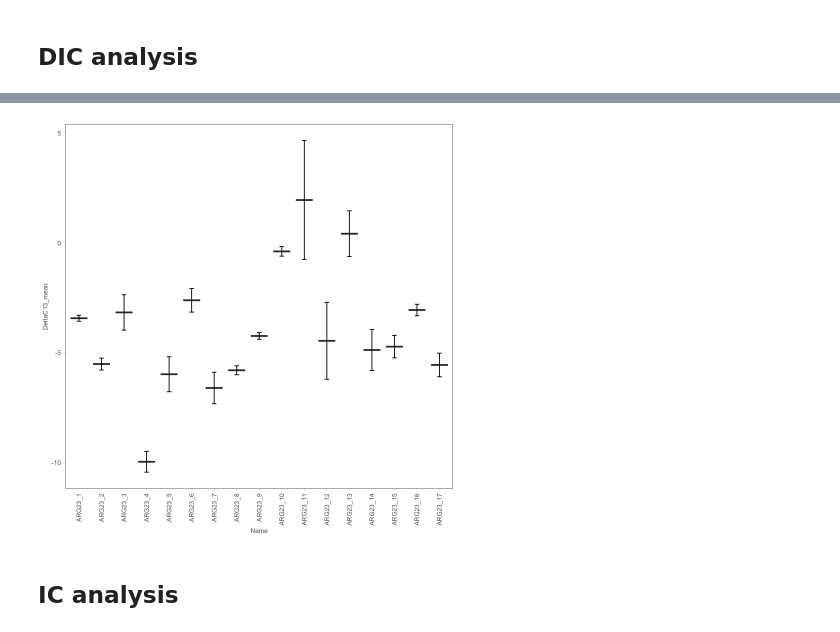
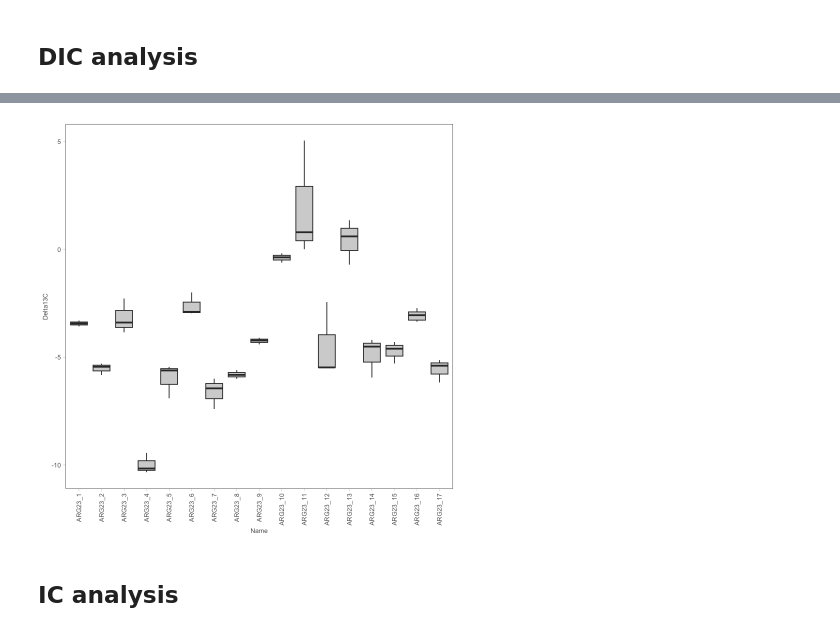
Before and after one commit to giovannellilab/geochem, a Jupyter notebook: notebooks/ARG23.ipynb, the cells around one changed output, grey strips where cells are left out. Cells and saved outputs as stored; diff of their text form; code cells hidden in the pictures.

Commit message:
Fix DIC boxplot

```diff
--- a/notebooks/ARG23.ipynb
+++ b/notebooks/ARG23.ipynb
@@ -96,30 +96,29 @@ dic_df = dic_df %>%
     # Drop NA rows
     drop_na(Name) %>%
     # Format "Sample Type"
-    mutate(`Sample Type`=str_replace_all(
+    mutate(
+        `Sample Type`=str_replace_all(
             string=`Sample Type`,
             pattern="\\(|\\)",
             replacement=""
         )
     ) %>%
+    rename(
+        Height=`Height (nA)`,
+        Delta13C=`δ¹³C (Gas)`
+
+    ) %>%
     # Convert to numeric
     mutate(
-        `Height (nA)`=as.numeric(`Height (nA)`),
-        `δ¹³C (Gas)`=as.numeric(`δ¹³C (Gas)`)
-    ) %>%
-    # Group by name and calculate the mean
-    group_by(Name) %>%
-    summarise(
-        Height_mean=mean(`Height (nA)`),
-        DeltaC13_mean=mean(`δ¹³C (Gas)`),
-        DeltaC13_sd=sd(`δ¹³C (Gas)`) # TODO: check use of SE
+        Height=as.numeric(Height),
+        Delta13C=as.numeric(Delta13C)
     )
 
 dic_df = dic_df %>%
     # Natural sort by name
     slice(stringr::str_order(dic_df$Name, numeric=TRUE)) %>%
     # Transform to factor for plotting the samples in the correct order
-    mutate(Name=factor(Name, levels=Name))
+    mutate(Name=factor(Name, levels=unique(dic_df$Name), ordered=TRUE))
 
-dic_df
+head(dic_df, n=9)
 # %% [output]
@@ -146,35 +141,29 @@ A tibble: 17 x 4
 # %%
 figure_dic = ggplot(
         data=dic_df,
         aes(
             x=Name,
-            y=DeltaC13_mean
+            y=Delta13C
         )
     ) +
-    geom_boxplot() +
-    geom_errorbar(
-        aes(
-            ymin=DeltaC13_mean - DeltaC13_sd,
-            ymax=DeltaC13_mean + DeltaC13_sd
-        ),
-        width=.2
-    ) +
+    geom_boxplot(fill="lightgray") +
+    scale_x_discrete(limits=unique(dic_df$Name)) +
     theme_glab() +
     # Rotate X axis labels
     theme(axis.text.x=element_text(angle=90, vjust=0.5, hjust=1))
 
 ggsave(
     filename=file.path(
         "../figures",
         paste0(PROJECT_NAME, "-dic.png")
     ),
     width=7,
     height=7
 )
 
 figure_dic
 # %% [output]
-[figure, old version]
+[figure, new version]
 # %% [markdown]
 ## IC analysis
 # %%
```
Also changed, not shown: parts of 1 cell of this notebook, 1 other file.
